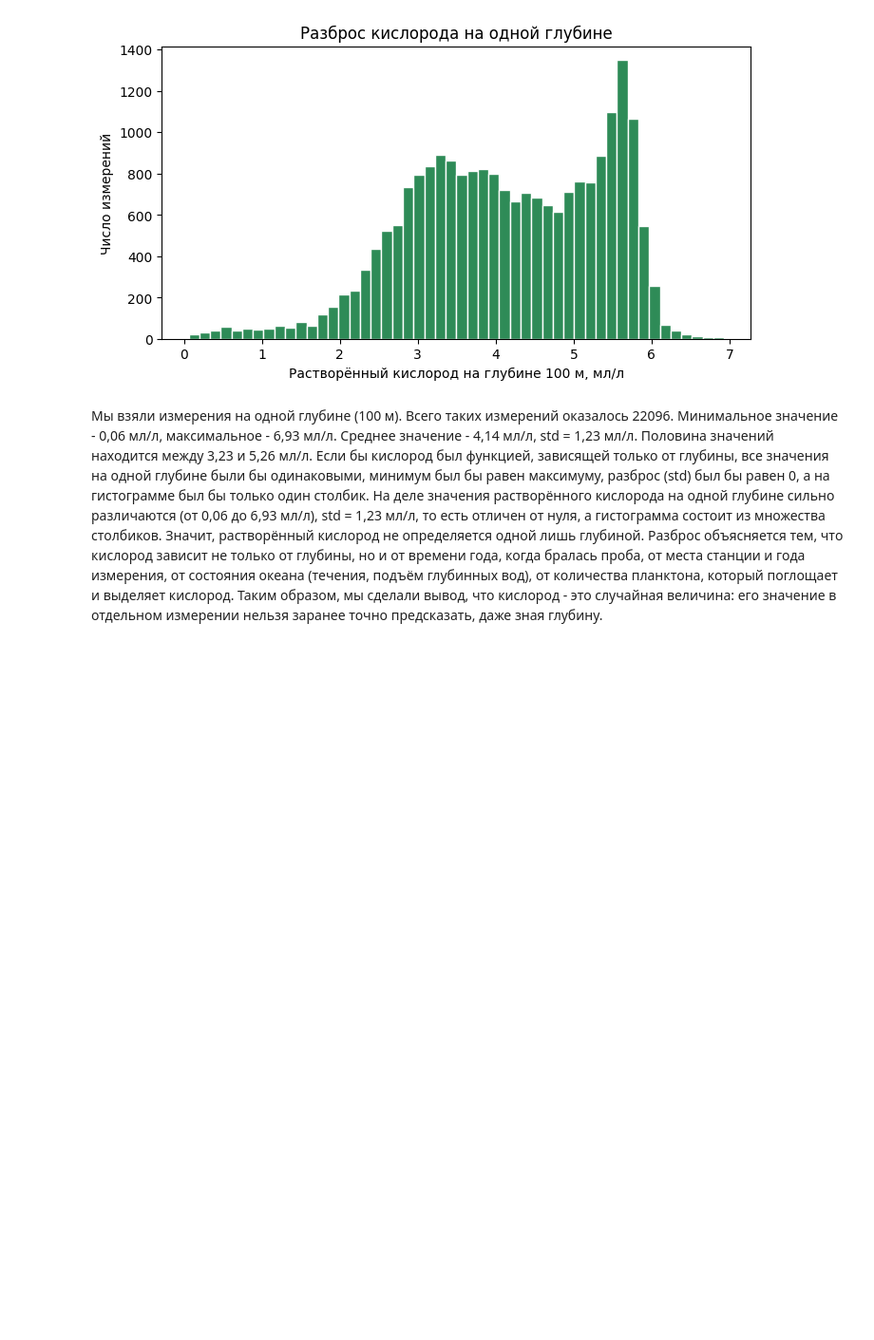
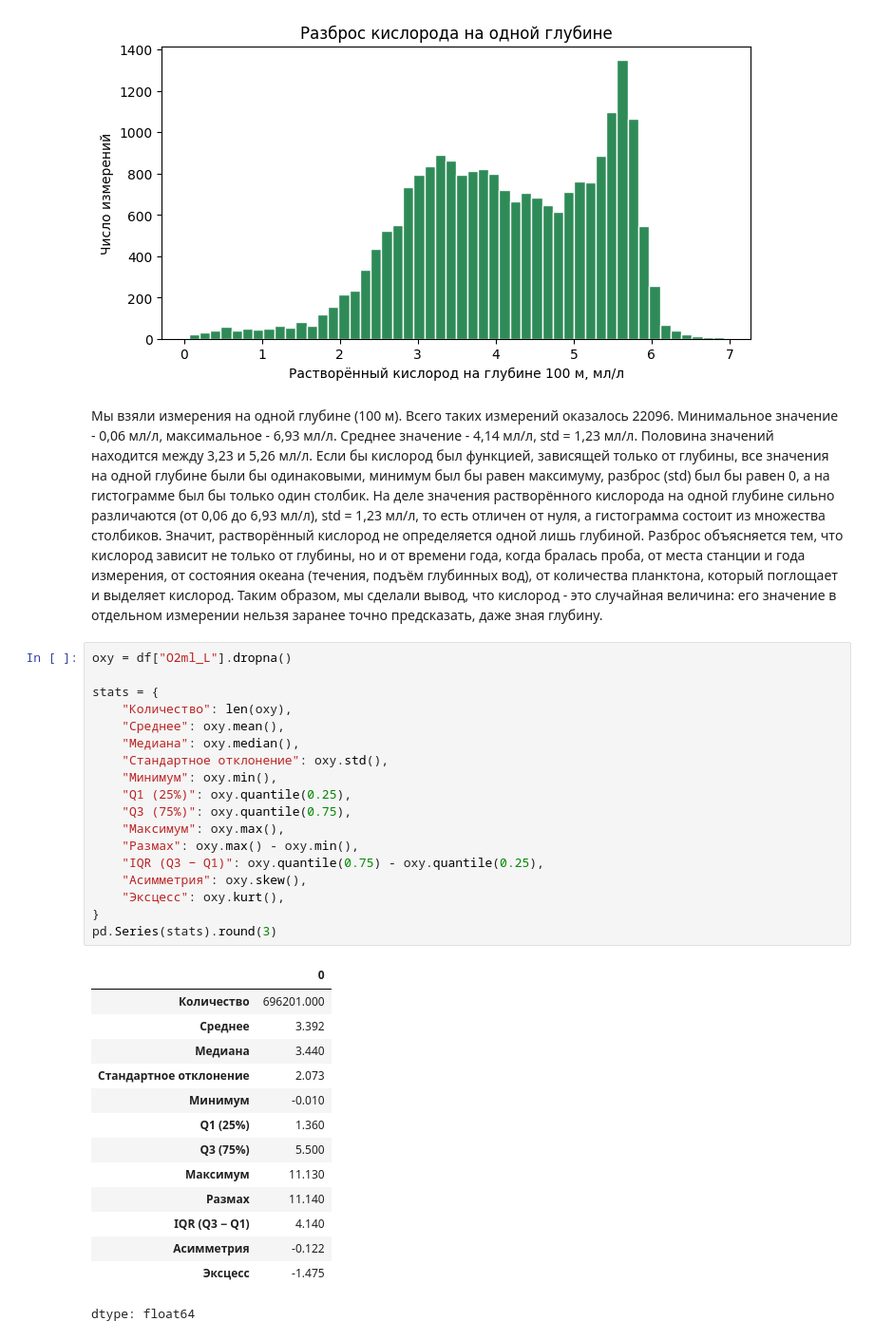
Before and after one commit to recxdivist/ocean_lab, a Jupyter notebook: Lab01_oxygen.ipynb, the cells around one changed output. Shown at 95% size. Drawn from its saved outputs; the diff is of its cells as text; blank space fills up the shorter version.

```diff
--- a/Lab01_oxygen.ipynb
+++ b/Lab01_oxygen.ipynb
@@ -90,3 +90,36 @@ plt.show()
 Если бы кислород был функцией, зависящей только от глубины, все значения на одной глубине были бы одинаковыми, минимум был бы равен максимуму, разброс (std) был бы равен 0, а на гистограмме был бы только один столбик. На деле значения растворённого кислорода на одной глубине сильно различаются (от 0,06 до 6,93 мл/л), std = 1,23 мл/л, то есть отличен от нуля, а гистограмма состоит из множества столбиков. Значит, растворённый кислород не определяется одной лишь глубиной.
 Разброс объясняется тем, что кислород зависит не только от глубины, но и от времени года, когда бралась проба, от места станции и года измерения, от состояния океана (течения, подъём глубинных вод), от количества планктона, который поглощает и выделяет кислород.
 Таким образом, мы сделали вывод, что кислород - это случайная величина: его значение в отдельном измерении нельзя заранее точно предсказать, даже зная глубину.
+# %%
+oxy = df["O2ml_L"].dropna()
+
+stats = {
+    "Количество": len(oxy),
+    "Среднее": oxy.mean(),
+    "Медиана": oxy.median(),
+    "Стандартное отклонение": oxy.std(),
+    "Минимум": oxy.min(),
+    "Q1 (25%)": oxy.quantile(0.25),
+    "Q3 (75%)": oxy.quantile(0.75),
+    "Максимум": oxy.max(),
+    "Размах": oxy.max() - oxy.min(),
+    "IQR (Q3 − Q1)": oxy.quantile(0.75) - oxy.quantile(0.25),
+    "Асимметрия": oxy.skew(),
+    "Эксцесс": oxy.kurt(),
+}
+pd.Series(stats).round(3)
+# %% [output]
+|  | 0 |
+| Количество | 696201.000 |
+| Среднее | 3.392 |
+| Медиана | 3.440 |
+| Стандартное отклонение | 2.073 |
+| Минимум | -0.010 |
+| Q1 (25%) | 1.360 |
+| Q3 (75%) | 5.500 |
+| Максимум | 11.130 |
+| Размах | 11.140 |
+| IQR (Q3 − Q1) | 4.140 |
+| Асимметрия | -0.122 |
+| Эксцесс | -1.475 |
+dtype: float64
```
Also changed, not shown: parts of 2 cells of this notebook.
